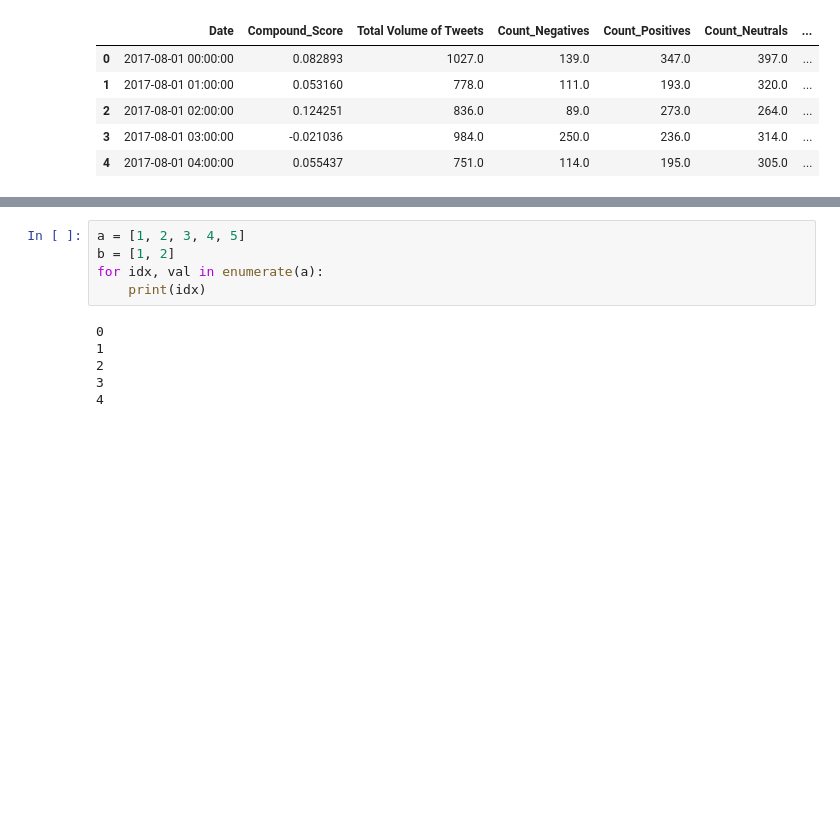
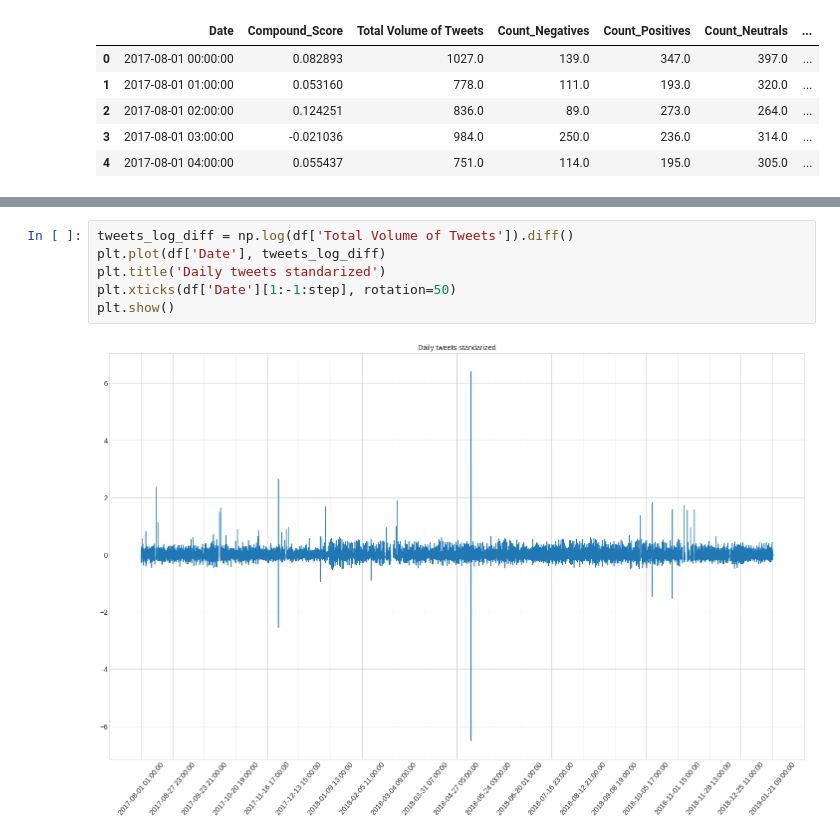
Before and after one commit to szanuje/ml, a Jupyter notebook: lab4/lab4.ipynb, the cells around one changed output, grey strips where cells are left out. Cells and saved outputs as stored; diff of their text form; blank space fills up the shorter version.

```diff
--- a/lab4/lab4.ipynb
+++ b/lab4/lab4.ipynb
@@ -48,11 +53,8 @@ plt.show()
-# %%
-a = [1, 2, 3, 4, 5]
-b = [1, 2]
-for idx, val in enumerate(a):
-    print(idx)
-# %% [output]
-0
-1
-2
-3
-4
+# %%
+tweets_log_diff = np.log(df['Total Volume of Tweets']).diff()
+plt.plot(df['Date'], tweets_log_diff)
+plt.title('Daily tweets standarized')
+plt.xticks(df['Date'][1:-1:step], rotation=50)
+plt.show()
+# %% [output]
+[figure, added]
```
Also changed, not shown: parts of 15 cells of this notebook.
